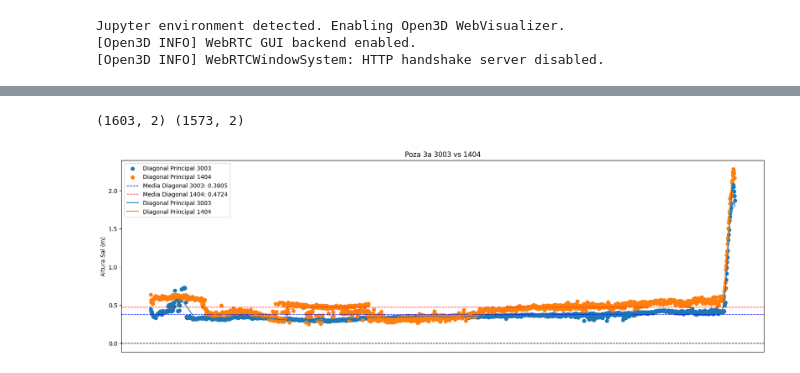
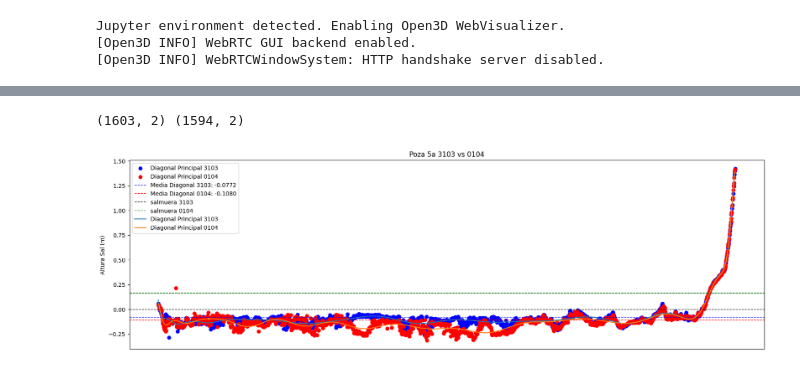
Before and after one commit to Kauel-Chile/sqm_batimetria, a Jupyter notebook: point_cloud_alignment.ipynb, the cells around one changed output, grey strips where cells are left out. Cells and saved outputs as stored; diff of their text form; code cells hidden in the pictures.

```diff
--- a/point_cloud_alignment.ipynb
+++ b/point_cloud_alignment.ipynb
@@ -213,4 +295,4 @@ TRANS_INIT = np.asarray([[1.0, 0.0, 0.0, 0.0],
 # %%
-source_path = 'data/03_30_2025/3a_100m_7ms_100khz_plena-luz_0_0_poza.las'
-target_path = 'data/04_14_2025/Vuelo_1/3-a_100m_7ms_100khz_plena-luz_0_0_poza.las'
+source_path = 'data/03_31_2025/5a_100m_7ms_100khz_plena-luz_0_0_poza.las'
+target_path = 'data/04_01_2025/5a_100m_10ms_100khz_plena-luz_0_0_poza.las'
 # %%
@@ -257,37 +347,5 @@ target_path = 'data/04_14_2025/Vuelo_1/3-a_100m_7ms_100khz_plena-luz_0_0_poza.la
-# %%
-import numpy as np
-
-def generate_dem(points, rasante, x_min, x_max, y_min, y_max, grid_spacing=None):
-    # Extraer y procesar coordenadas
-    x, y, z = points[:, 0], points[:, 1], points[:, 2] - rasante
-    z = np.clip(z, 0, 4)
-
-    # Calcular espaciado de la grilla
-    if grid_spacing is None:
-        dx = np.diff(x)
-        dy = np.diff(y)
-        point_spacing = np.mean(np.sqrt(dx**2 + dy**2))
-        grid_spacing = point_spacing
-
-    cols = int(np.ceil((x_max - x_min) / grid_spacing))
-    rows = int(np.ceil((y_max - y_min) / grid_spacing))
-
-    # Binning para promedio de elevaciones
-    grid_sum = np.zeros((rows, cols))
-    grid_count = np.zeros((rows, cols))
-
-    xi = ((x - x_min) / grid_spacing).astype(int)
-    yi = ((y_max - y) / grid_spacing).astype(int)
-
-    np.add.at(grid_sum, (yi, xi), z)
-    np.add.at(grid_count, (yi, xi), 1)
-
-    dem = np.divide(grid_sum, grid_count, where=grid_count != 0)
-    dem[grid_count == 0] = np.nan
-
-    return dem
 # %%
-points_a = get_point(source_path, perimetro, POZA)[:,:3]
+points_a = get_point(source_las_transformed, perimetro, POZA)[:,:3]
 points_b = get_point(target_path, perimetro, POZA)[:,:3]
 
 xmin, xmax = np.min([np.min(points_a[:,0]), np.min(points_b[:,0])]), np.max([np.max(points_a[:,0]), np.max(points_b[:,0])])
@@ -399,34 +469,36 @@ from numpy.polynomial.polynomial import Polynomial
 
 z_d1 = np.array([(idx, dem_a[x][y]) for idx, (x, y) in enumerate(line) if not np.isnan(dem_a[x][y])])
 z_d2 = np.array([(idx, dem_b[x][y]) for idx, (x, y) in enumerate(line) if not np.isnan(dem_b[x][y])])
 print(z_d1.shape, z_d2.shape)
 
 degree = 30
 poly_d1 = Polynomial.fit(z_d1[:,0], z_d1[:,1], degree)
 poly_d2 = Polynomial.fit(z_d2[:,0], z_d2[:,1], degree)
 
 x_new_d1 = z_d1[:,0]
 x_new_d2 = z_d2[:,0]
 z_new_d1 = poly_d1(x_new_d1)
 z_new_d2 = poly_d2(x_new_d2)
 
 mean_diagonal1 = np.mean(z_d1[:,1])
 mean_diagonal2 = np.mean(z_d2[:,1])
 
 plt.figure(figsize=(20, 6))
-plt.scatter(z_d1[:,0], z_d1[:,1], label=f'Diagonal Principal {FECHAV1} ')
-plt.scatter(z_d2[:,0], z_d2[:,1], label=f'Diagonal Principal {FECHAV2}')
+plt.scatter(z_d1[:,0], z_d1[:,1],color='blue' ,label=f'Diagonal Principal {FECHAV1} ')
+plt.scatter(z_d2[:,0], z_d2[:,1],color='red', label=f'Diagonal Principal {FECHAV2}')
 
 plt.axhline(0, color='black', linestyle='--', linewidth=1)
 plt.axhline(mean_diagonal1, color='blue', linestyle='--', linewidth=1, label=f'Media Diagonal {FECHAV1}: {mean_diagonal1:.4f}')
 plt.axhline(mean_diagonal2, color='red', linestyle='--', linewidth=1, label=f'Media Diagonal {FECHAV2}: {mean_diagonal2:.4f}')
+plt.axhline(SALMUERAV1-RASANTE, color='black', linestyle='--', linewidth=1, label=f'salmuera {FECHAV1}')
+plt.axhline(SALMUERAV2-RASANTE, color='green', linestyle='--', linewidth=1, label=f'salmuera {FECHAV2}')
 plt.plot(x_new_d1, z_new_d1, label=f'Diagonal Principal {FECHAV1}')
 plt.plot(x_new_d2, z_new_d2, label=f'Diagonal Principal {FECHAV2}')
 plt.title(f'Poza {POZA} {FECHAV1} vs {FECHAV2}')
 plt.ylabel('Altura Sal (m)')
 plt.xticks([])
 plt.legend()
 plt.show()
 # %% [output]
-(1603, 2) (1573, 2)
+(1603, 2) (1594, 2)
-[figure, old version]
+[figure, new version]
```
Also changed, not shown: parts of 10 cells of this notebook, 14 other files.
